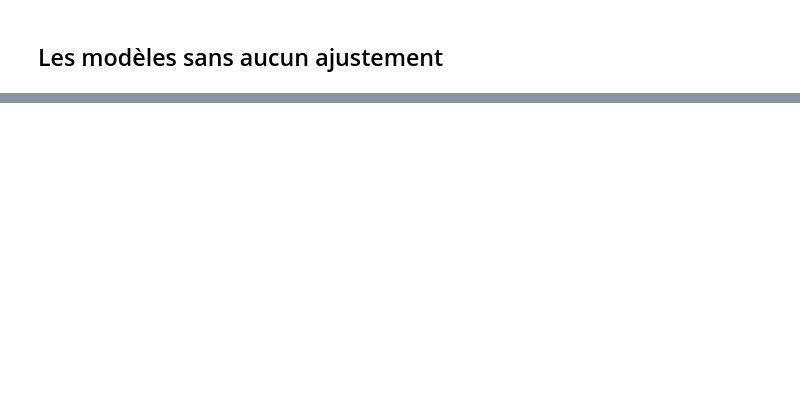
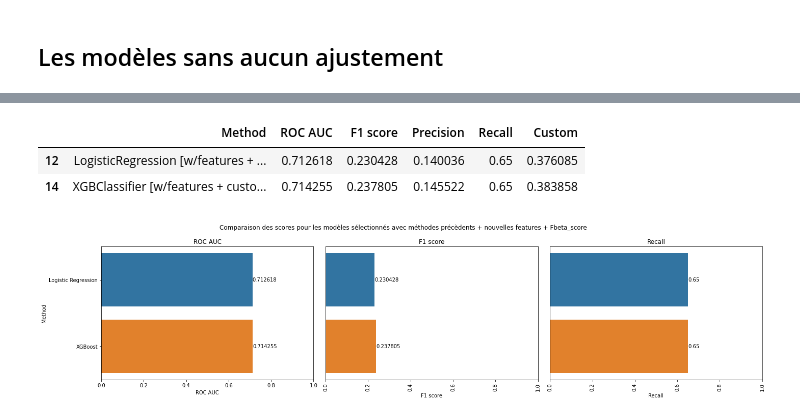
Before and after one commit to Valkea/OC_AI_04, a Jupyter notebook: Display_Scores.ipynb, the cells around one changed output, grey strips where cells are left out. Cells and saved outputs as stored; diff of their text form; code cells hidden in the pictures; blank space fills up the shorter version.

```diff
--- a/Display_Scores.ipynb
+++ b/Display_Scores.ipynb
@@ -154,0 +175,9 @@ plot_scores( balanced_t, "modèles avec recherche de paramètres en cross-valida
+# %%
+fbeta2 = data_tuning[~(data_tuning.Method.str.contains('threshold|Final')) & (data_tuning.Method.str.contains('custom'))][['Method', 'ROC AUC', 'F1 score', 'Precision', 'Recall', 'Custom']]
+display(fbeta2)
+plot_scores( fbeta2, "modèles sélectionnés avec méthodes précèdents + nouvelles features + Fbeta_score" )
+# %% [output]
+|  | Method | ROC AUC | F1 score | Precision | Recall | Custom |
+| 12 | LogisticRegression [w/features + ... | 0.712618 | 0.230428 | 0.140036 | 0.65 | 0.376085 |
+| 14 | XGBClassifier [w/features + custo... | 0.714255 | 0.237805 | 0.145522 | 0.65 | 0.383858 |
+[figure, added]
```
Also changed, not shown: parts of 39 cells of this notebook, 1 other file.
